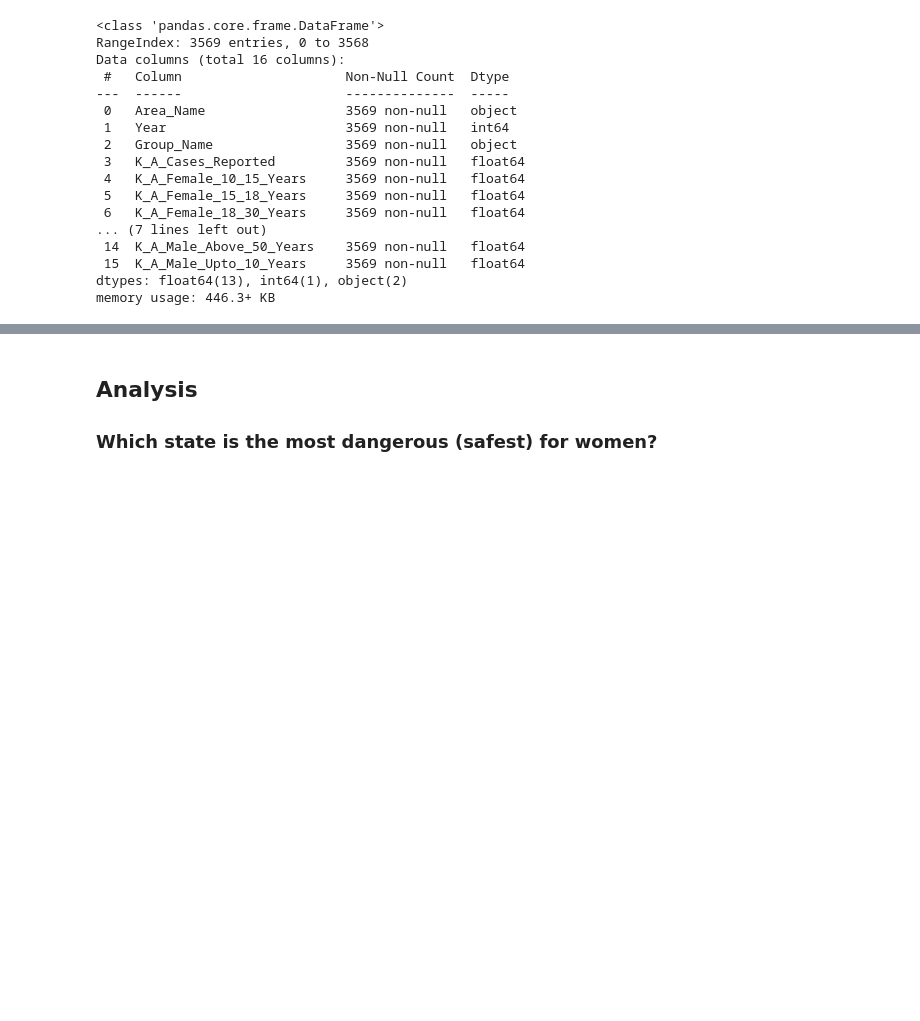
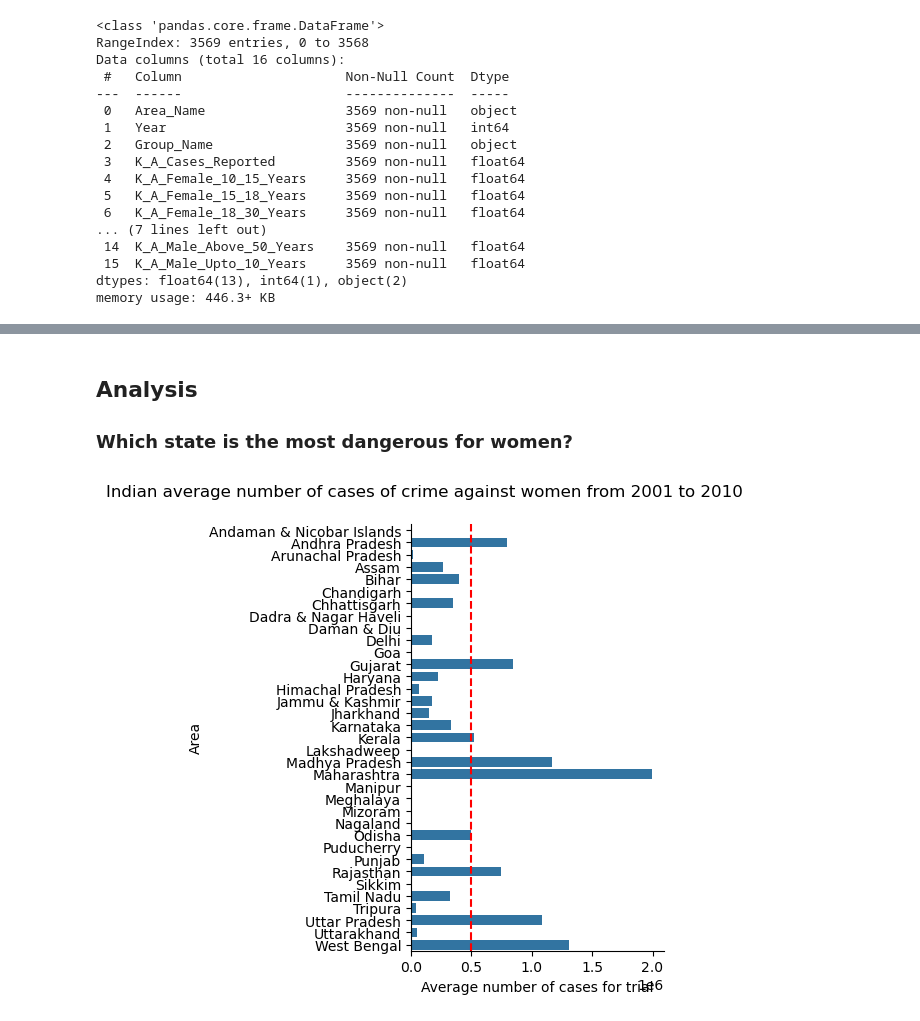
Before and after one commit to Huycuong03/Analysis-crimes-against-women-in-India, a Jupyter notebook: notebook/main.ipynb, the cells around one changed output, grey strips where cells are left out. Cells and saved outputs as stored; diff of their text form; code cells hidden in the pictures; blank space fills up the shorter version.

```diff
--- a/notebook/main.ipynb
+++ b/notebook/main.ipynb
@@ -137,3 +138,18 @@ adductions.sample(5)
 # %% [markdown]
 ## Analysis
-### Which state is the most dangerous (safest) for women?
+### Which state is the most dangerous for women?
+# %%
+g = sns.catplot(
+    x='Total_Cases_for_Trial', y='Area_Name',
+    data=crimes,
+    kind='bar',
+    estimator='sum',
+    errorbar=None
+)
+g.figure.suptitle('Indian average number of cases of crime against women from 2001 to 2010', y=1.05)
+g.set(xlabel='Average number of cases for trial', ylabel='Area')
+ax = g.axes[0][0]
+ax.axvline(500_000, ls='--', c='r')
+plt.show()
+# %% [output]
+[figure, added]
```
Also changed, not shown: parts of 7 cells of this notebook.
